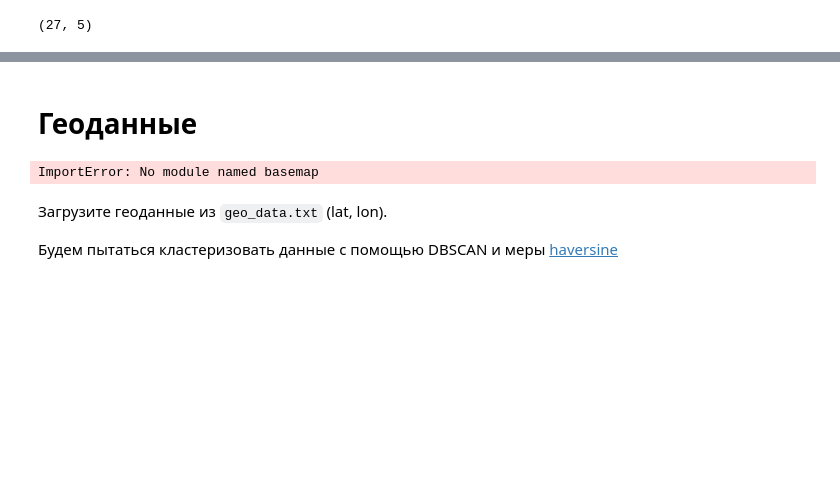
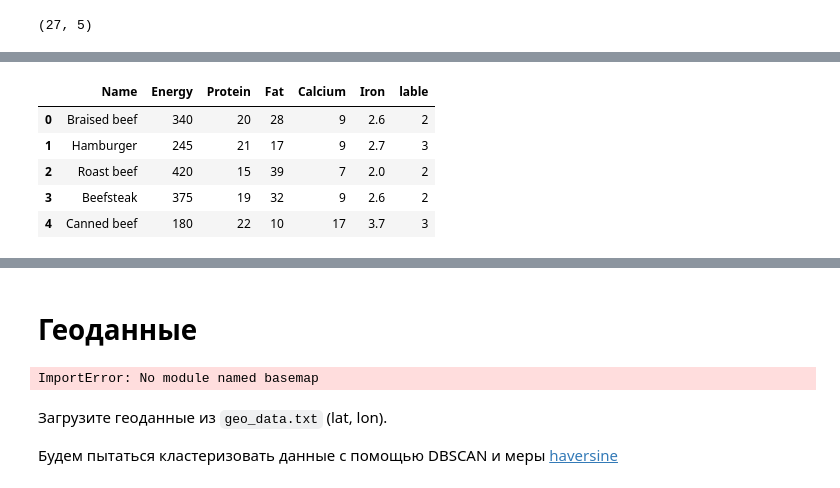
Before and after one commit to axel36/spheremailru, a Jupyter notebook: 2018-02/lecture_07_clustering/lesson-clust-pract.ipynb, the cells around one changed output, grey strips where cells are left out. Cells and saved outputs as stored; diff of their text form; code cells hidden in the pictures; blank space fills up the shorter version.

```diff
--- a/2018-02/lecture_07_clustering/lesson-clust-pract.ipynb
+++ b/2018-02/lecture_07_clustering/lesson-clust-pract.ipynb
@@ -107,0 +125,10 @@ array([ 2, 11,  6,  4, 10, 12, 12, 14, 11,  5,  2,  3,  3, 11, 10, 12,  1,
+# %%
+df.loc[:,'lable'] = A
+df.head()
+# %% [output]
+|  | Name | Energy | Protein | Fat | Calcium | Iron | lable |
+| 0 | Braised beef | 340 | 20 | 28 | 9 | 2.6 | 2 |
+| 1 | Hamburger | 245 | 21 | 17 | 9 | 2.7 | 3 |
+| 2 | Roast beef | 420 | 15 | 39 | 7 | 2.0 | 2 |
+| 3 | Beefsteak | 375 | 19 | 32 | 9 | 2.6 | 2 |
+| 4 | Canned beef | 180 | 22 | 10 | 17 | 3.7 | 3 |
```
Also changed, not shown: parts of 5 cells of this notebook, 10 other files.
